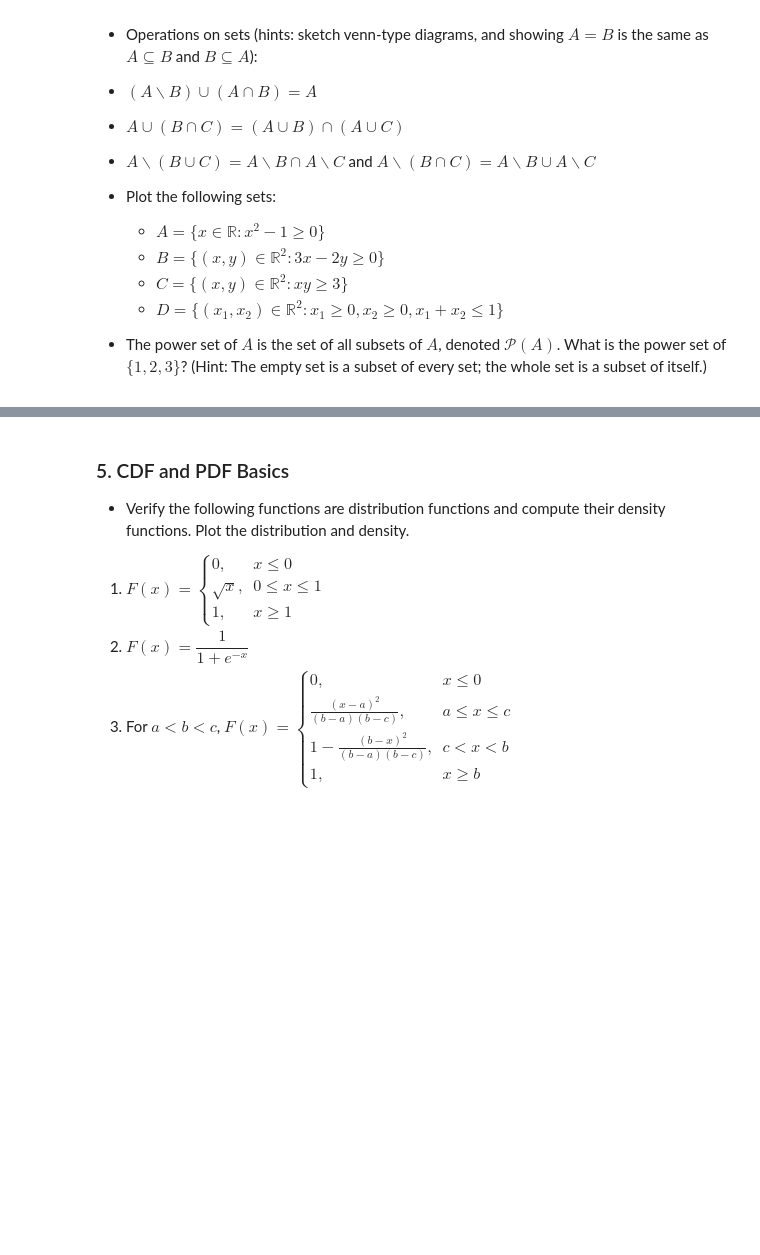
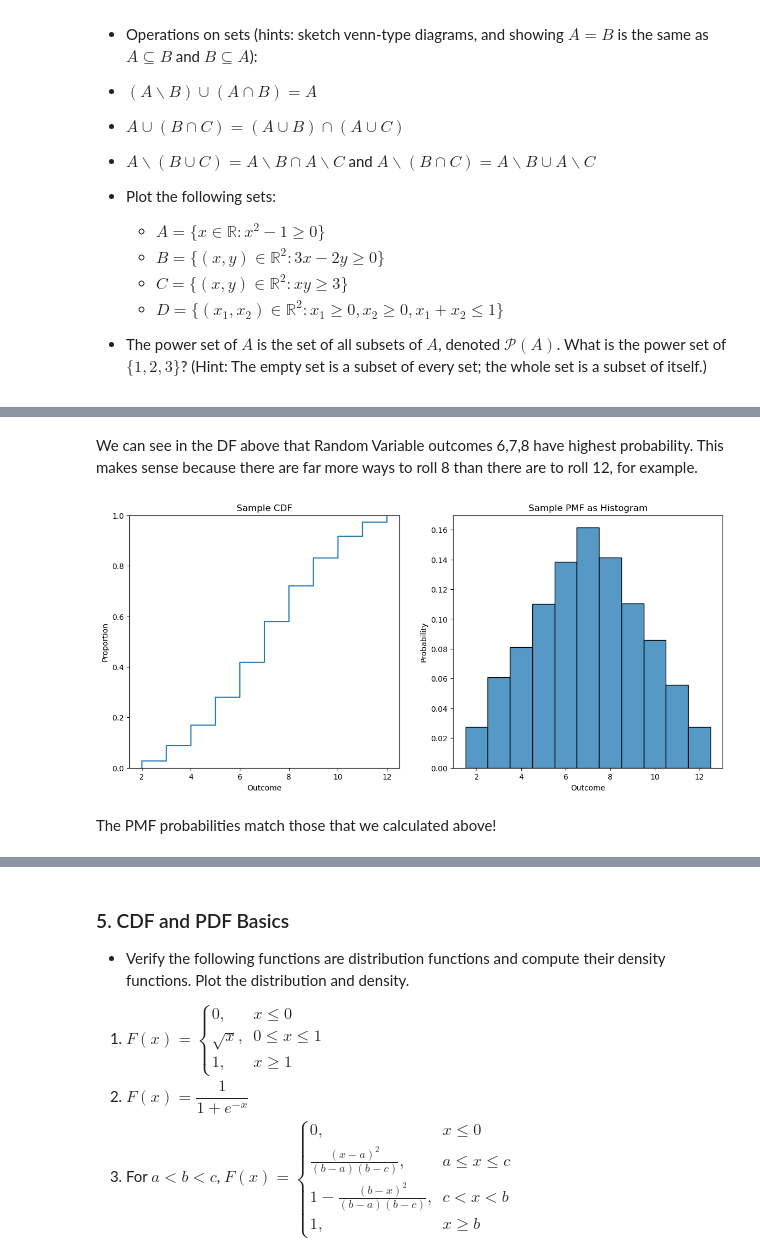
Before and after one commit to andersone17/Uncertainty_Assignment_6, a Jupyter notebook: assignment_6.ipynb, the cells around one changed output, grey strips where cells are left out. Drawn from its saved outputs; the diff is of its cells as text; code cells hidden in the pictures; blank space fills up the shorter version.

```diff
--- a/assignment_6.ipynb
+++ b/assignment_6.ipynb
@@ -35,0 +139,14 @@ Obviously, a "three-sided die" doesn't exist, but this keeps you from spending a
+# %%
+# Part 3: Two Rolls of the Die
+# Possible Rolls
+roll1 = np.repeat([1,2,3,4,5,6], repeats=6)
+roll2 = np.tile([1,2,3,4,5,6], reps = 6)
+r_var = roll1 + roll2
+outcomes, counts = np.unique(r_var, return_counts=True)
+probabilities = counts/len(r_var)
+print('Sum of prob', sum(probabilities))
+prob_df = pd.DataFrame({
+    'Random Variable': outcomes,
+    'Probability': probabilities
+    })
+prob_df.set_index('Random Variable').style.format("{:,.3f}")
@@ -36,3 +168,31 @@ Obviously, a "three-sided die" doesn't exist, but this keeps you from spending a
+# %% [markdown]
+We can see in the DF above that Random Variable outcomes 6,7,8 have highest probability. This makes sense because there are far more ways to roll 8 than there are to roll 12, for example.
+# %%
+# Part 3: Write code to simulate the random variable (rolling two six-sided die and adding the results together). Simulate 10000 rolls and plot the mass function and ECDF.
+
+SIZE = 10000
+
+sample_space = np.array([2,3,4,5,6,7,8,9,10,11,12])
+probabilities = prob_df['Probability'].to_numpy()
+
+np.random.seed(42)
+roll1 = np.random.randint(1,7, size=SIZE)
+roll2 = np.random.randint(1,7, size=SIZE)
+roll_outcomes = roll1 + roll2
+
+
+fig, ax = plt.subplots(1,2,figsize=(14,6))
+sns.ecdfplot(x=roll_outcomes, ax=ax[0])
+ax[0].set_title('Sample CDF')
+ax[0].set_xlabel('Outcome')
+sns.histplot(x=roll_outcomes, ax=ax[1], stat='probability', discrete=True)
+ax[1].set_title('Sample PMF as Histogram')
+ax[1].set_xlabel('Outcome')
+plt.show()
+# %% [output]
+[figure, added]
+# %% [markdown]
+The PMF probabilities match those that we calculated above!
 # %% [markdown]
 ### 4. Roulette
 
```
Also changed, not shown: parts of 43 cells of this notebook, 1 other file.
